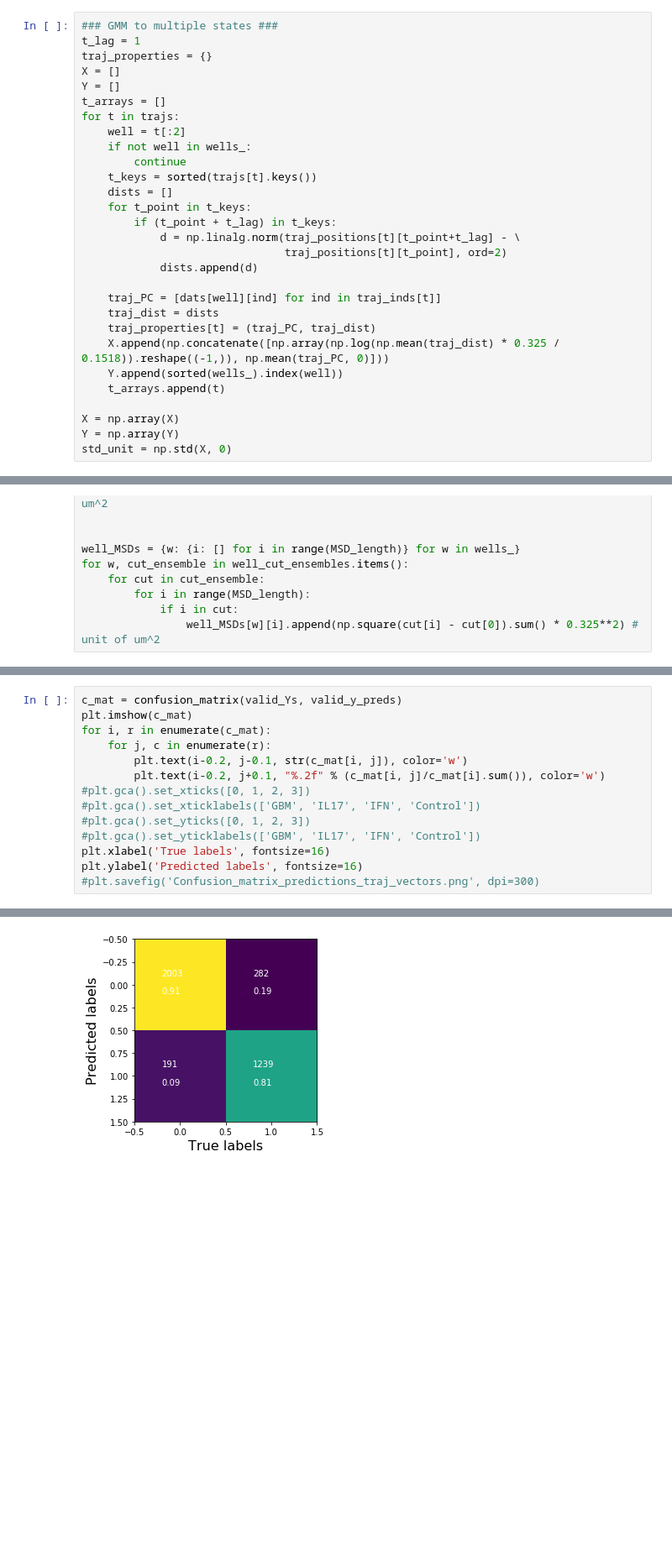
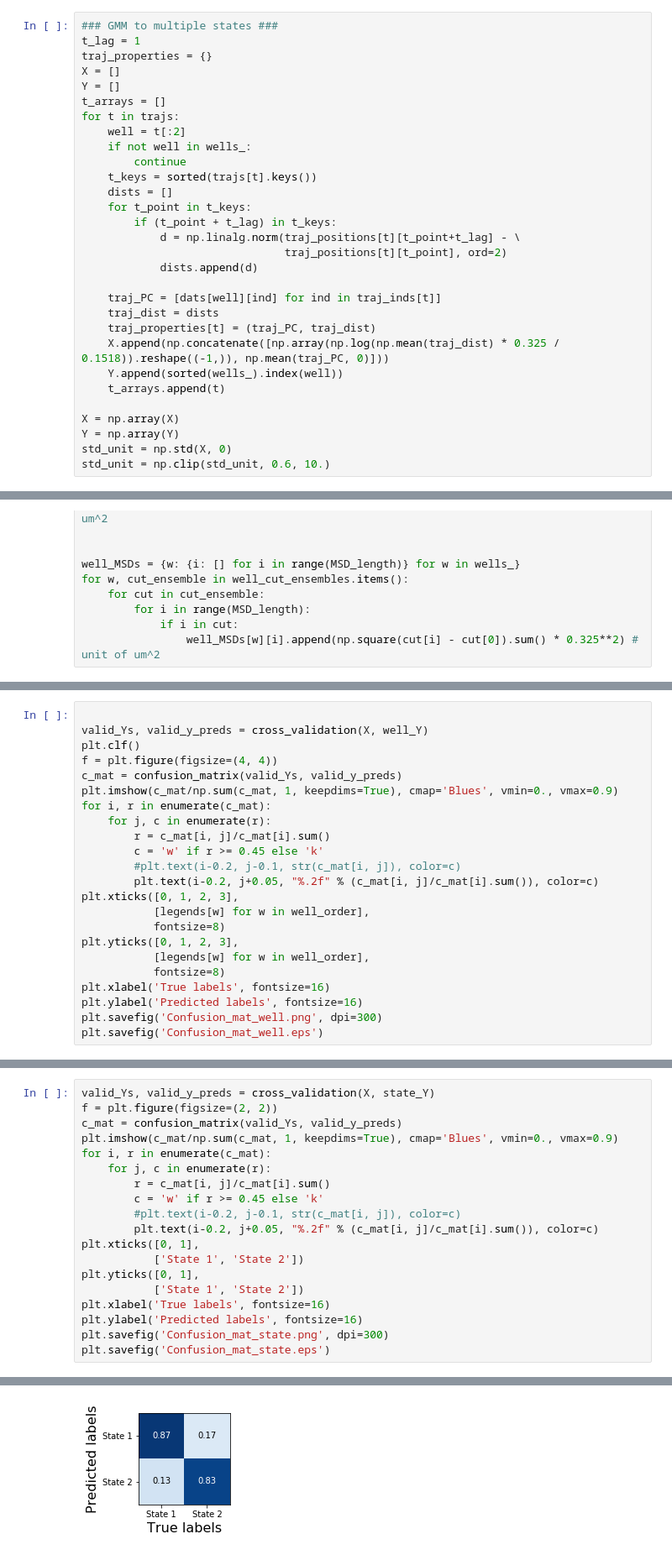
Before and after one commit to mehta-lab/dynamorph, a Jupyter notebook: NOVEMBER_Analysis.ipynb, the cells around one changed output, grey strips where cells are left out. Shown at 84% size. Saved outputs shown, nothing was run; the diff lists cells and outputs as text; blank space fills up the shorter version.

```diff
--- a/NOVEMBER_Analysis.ipynb
+++ b/NOVEMBER_Analysis.ipynb
@@ -972,6 +970,7 @@ for t in trajs:
 X = np.array(X)
 Y = np.array(Y)
 std_unit = np.std(X, 0)
+std_unit = np.clip(std_unit, 0.6, 10.)
 # %%
 ### GMM ###
 def calculate_sample_prob_mat(X, centers, stds):
@@ -1726,0 +1792,23 @@ valid_y_preds = np.concatenate(valid_y_preds)
+# %%
+
+valid_Ys, valid_y_preds = cross_validation(X, well_Y)
+plt.clf()
+f = plt.figure(figsize=(4, 4))
+c_mat = confusion_matrix(valid_Ys, valid_y_preds)
+plt.imshow(c_mat/np.sum(c_mat, 1, keepdims=True), cmap='Blues', vmin=0., vmax=0.9)
+for i, r in enumerate(c_mat):
+    for j, c in enumerate(r):
+        r = c_mat[i, j]/c_mat[i].sum()
+        c = 'w' if r >= 0.45 else 'k'
+        #plt.text(i-0.2, j-0.1, str(c_mat[i, j]), color=c)
+        plt.text(i-0.2, j+0.05, "%.2f" % (c_mat[i, j]/c_mat[i].sum()), color=c)
+plt.xticks([0, 1, 2, 3],
+           [legends[w] for w in well_order],
+           fontsize=8)
+plt.yticks([0, 1, 2, 3],
+           [legends[w] for w in well_order],
+           fontsize=8)
+plt.xlabel('True labels', fontsize=16)
+plt.ylabel('Predicted labels', fontsize=16)
+plt.savefig('Confusion_mat_well.png', dpi=300)
+plt.savefig('Confusion_mat_well.eps')
@@ -1727,15 +1828,20 @@ valid_y_preds = np.concatenate(valid_y_preds)
 # %%
+valid_Ys, valid_y_preds = cross_validation(X, state_Y)
+f = plt.figure(figsize=(2, 2))
 c_mat = confusion_matrix(valid_Ys, valid_y_preds)
-plt.imshow(c_mat)
+plt.imshow(c_mat/np.sum(c_mat, 1, keepdims=True), cmap='Blues', vmin=0., vmax=0.9)
 for i, r in enumerate(c_mat):
     for j, c in enumerate(r):
-        plt.text(i-0.2, j-0.1, str(c_mat[i, j]), color='w')
-        plt.text(i-0.2, j+0.1, "%.2f" % (c_mat[i, j]/c_mat[i].sum()), color='w')
-#plt.gca().set_xticks([0, 1, 2, 3])
-#plt.gca().set_xticklabels(['GBM', 'IL17', 'IFN', 'Control'])
-#plt.gca().set_yticks([0, 1, 2, 3])
-#plt.gca().set_yticklabels(['GBM', 'IL17', 'IFN', 'Control'])
+        r = c_mat[i, j]/c_mat[i].sum()
+        c = 'w' if r >= 0.45 else 'k'
+        #plt.text(i-0.2, j-0.1, str(c_mat[i, j]), color=c)
+        plt.text(i-0.2, j+0.05, "%.2f" % (c_mat[i, j]/c_mat[i].sum()), color=c)
+plt.xticks([0, 1],
+           ['State 1', 'State 2'])
+plt.yticks([0, 1],
+           ['State 1', 'State 2'])
 plt.xlabel('True labels', fontsize=16)
 plt.ylabel('Predicted labels', fontsize=16)
-#plt.savefig('Confusion_matrix_predictions_traj_vectors.png', dpi=300)
+plt.savefig('Confusion_mat_state.png', dpi=300)
+plt.savefig('Confusion_mat_state.eps')
 # %% [output]
@@ -1743 +1858 @@ plt.ylabel('Predicted labels', fontsize=16)
-[figure, old version]
+[figure, new version]
```
Also changed, not shown: parts of 33 cells of this notebook, 1 other file.
